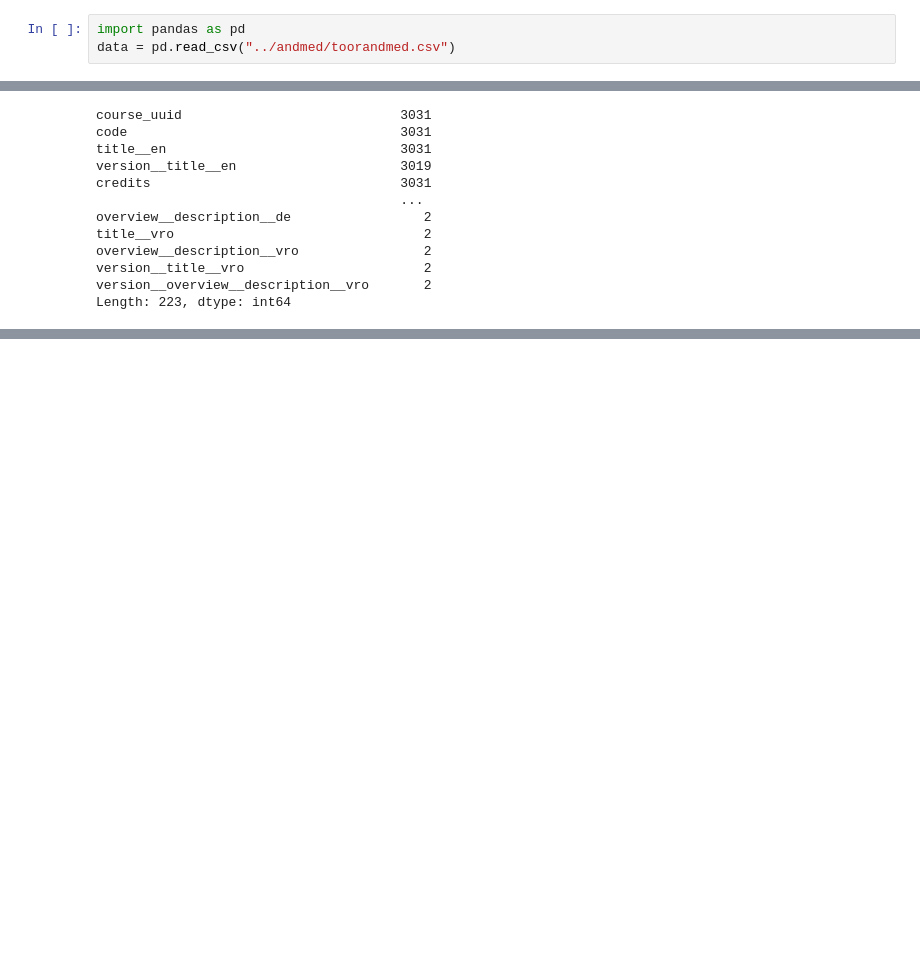
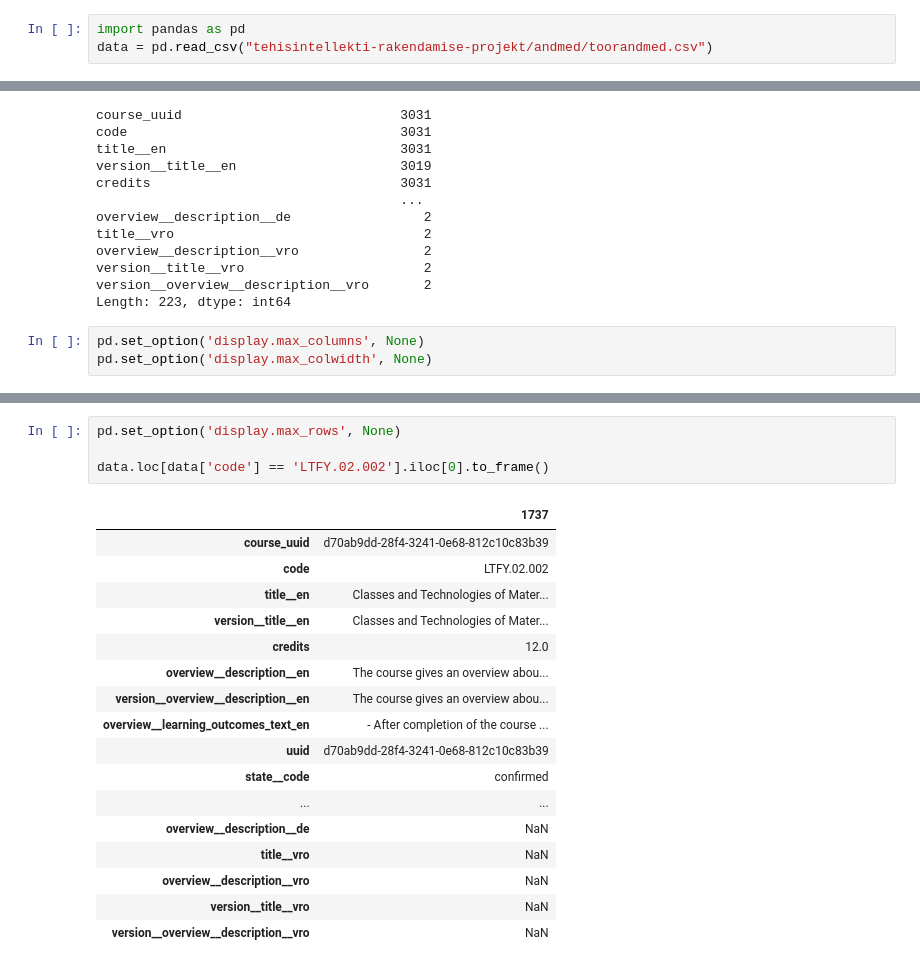
Before and after one commit to helinu-apple/tehisintellekti-rakendamise-projekt, a Jupyter notebook: andmetega_tutvumine.ipynb, the cells around one changed output, grey strips where cells are left out. Cells and saved outputs as stored; diff of their text form; blank space fills up the shorter version.

```diff
--- a/andmetega_tutvumine.ipynb
+++ b/andmetega_tutvumine.ipynb
@@ -1,6 +1,6 @@
 # %%
 import pandas as pd
-data = pd.read_csv("../andmed/toorandmed.csv")
+data = pd.read_csv("tehisintellekti-rakendamise-projekt/andmed/toorandmed.csv")
 # %%
 data.head()
 # %% [output]
@@ -26,3 +26,6 @@ overview__description__vro                2
 version__title__vro                       2
 version__overview__description__vro       2
 Length: 223, dtype: int64
+# %%
+pd.set_option('display.max_columns', None)
+pd.set_option('display.max_colwidth', None)
@@ -28,0 +37,22 @@ Length: 223, dtype: int64
+# %%
+pd.set_option('display.max_rows', None)
+
+data.loc[data['code'] == 'LTFY.02.002'].iloc[0].to_frame()
+# %% [output]
+|  | 1737 |
+| course_uuid | d70ab9dd-28f4-3241-0e68-812c10c83b39 |
+| code | LTFY.02.002 |
+| title__en | Classes and Technologies of Mater... |
+| version__title__en | Classes and Technologies of Mater... |
+| credits | 12.0 |
+| overview__description__en | The course gives an overview abou... |
+| version__overview__description__en | The course gives an overview abou... |
+| overview__learning_outcomes_text_en | - After completion of the course ... |
+| uuid | d70ab9dd-28f4-3241-0e68-812c10c83b39 |
+| state__code | confirmed |
+| ... | ... |
+| overview__description__de | NaN |
+| title__vro | NaN |
+| overview__description__vro | NaN |
+| version__title__vro | NaN |
+| version__overview__description__vro | NaN |
```
Also changed, not shown: parts of 5 cells of this notebook.
